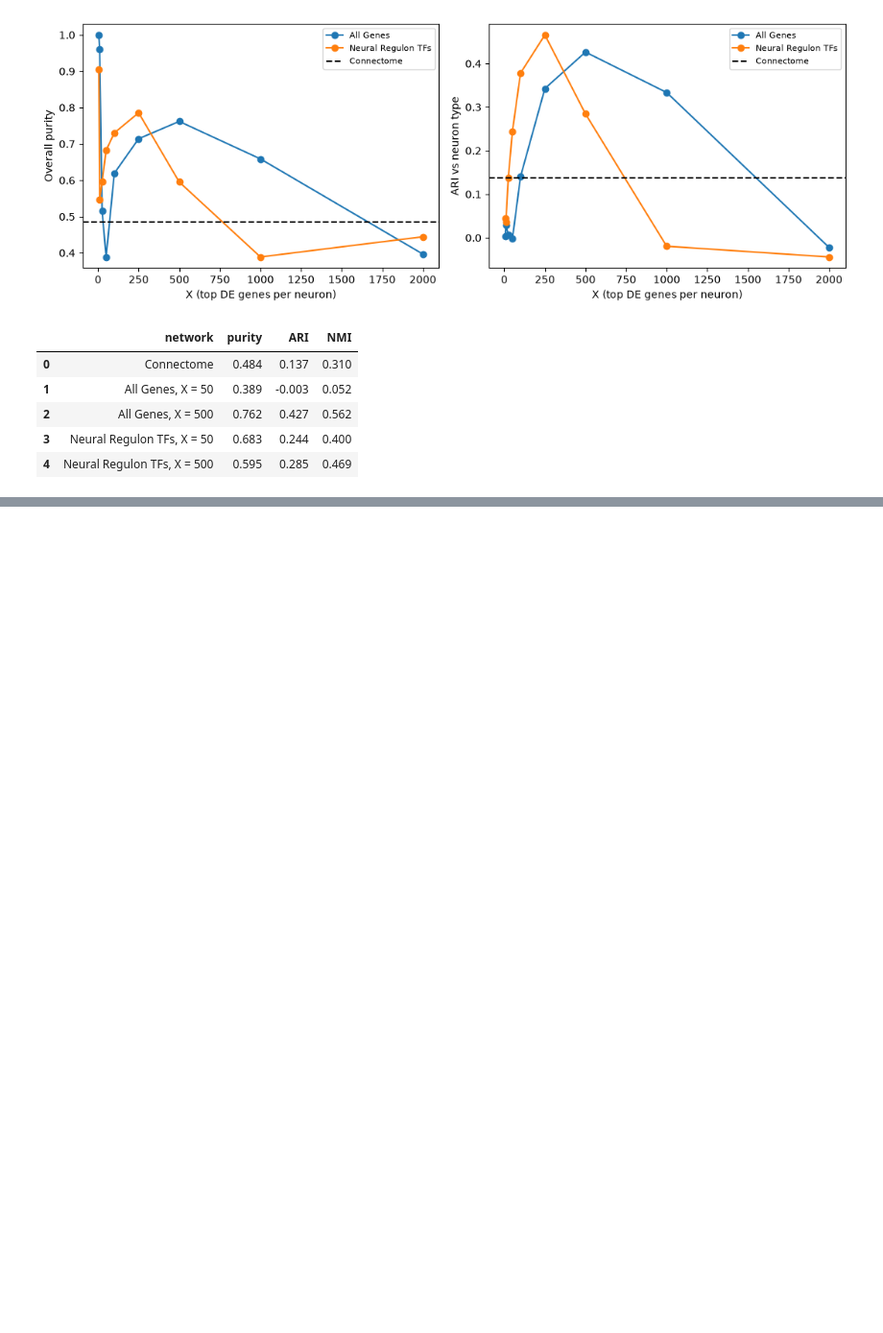
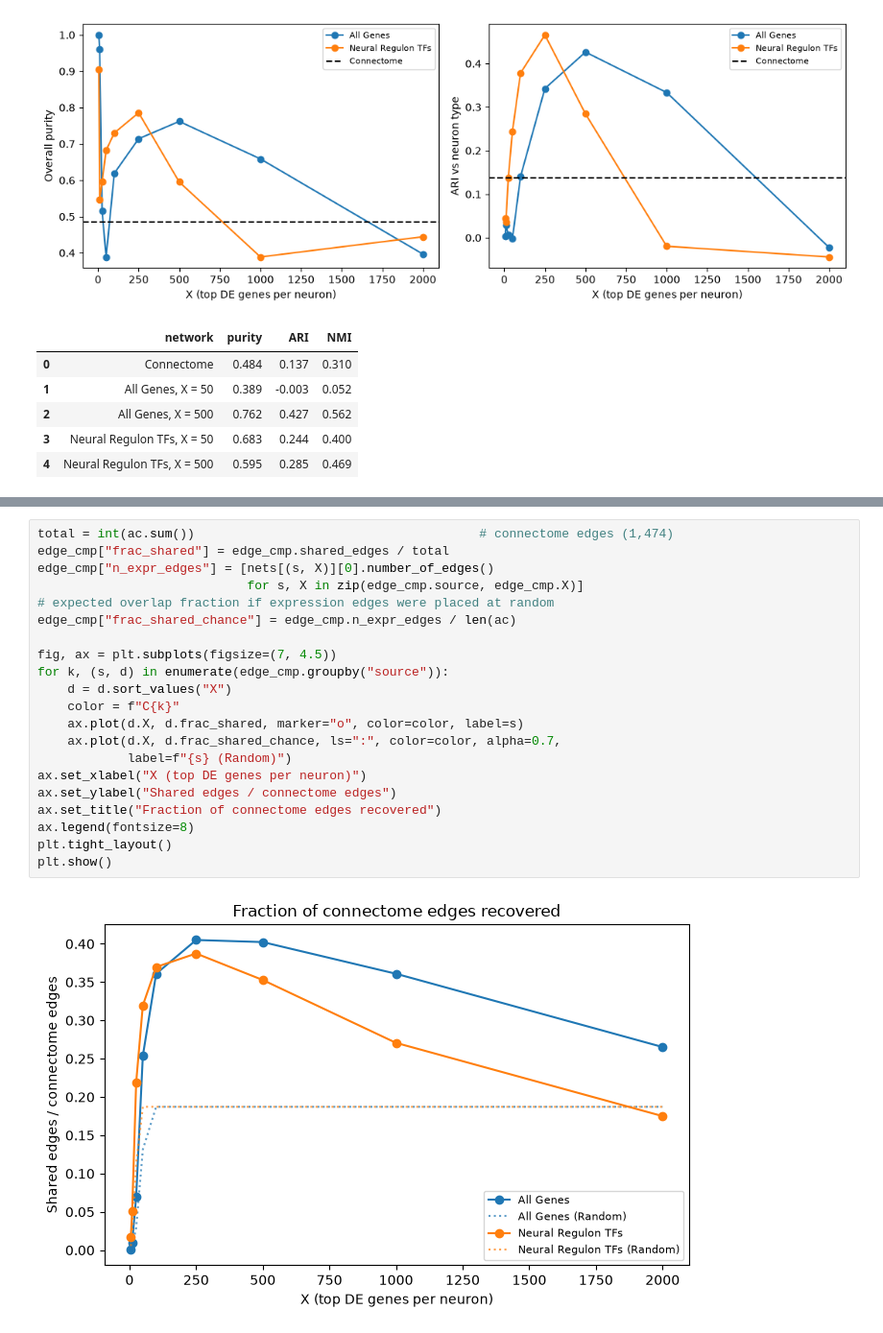
Before and after one commit to Sahvir-Bhaskaruni/Networks_Project, a Jupyter notebook: code/analysis_3.ipynb, the cells around one changed output, grey strips where cells are left out. Shown at 96% size. Drawn from its saved outputs; the diff is of its cells as text; blank space fills up the shorter version.

```diff
--- a/code/analysis_3.ipynb
+++ b/code/analysis_3.ipynb
@@ -546,0 +622,23 @@ forced = plot_forced_purity(conn, nets, sources, XS, X_show=[50, 500],
+# %%
+total = int(ac.sum())                                      # connectome edges (1,474)
+edge_cmp["frac_shared"] = edge_cmp.shared_edges / total
+edge_cmp["n_expr_edges"] = [nets[(s, X)][0].number_of_edges()
+                            for s, X in zip(edge_cmp.source, edge_cmp.X)]
+# expected overlap fraction if expression edges were placed at random
+edge_cmp["frac_shared_chance"] = edge_cmp.n_expr_edges / len(ac)
+
+fig, ax = plt.subplots(figsize=(7, 4.5))
+for k, (s, d) in enumerate(edge_cmp.groupby("source")):
+    d = d.sort_values("X")
+    color = f"C{k}"
+    ax.plot(d.X, d.frac_shared, marker="o", color=color, label=s)
+    ax.plot(d.X, d.frac_shared_chance, ls=":", color=color, alpha=0.7,
+            label=f"{s} (Random)")
+ax.set_xlabel("X (top DE genes per neuron)")
+ax.set_ylabel("Shared edges / connectome edges")
+ax.set_title("Fraction of connectome edges recovered")
+ax.legend(fontsize=8)
+plt.tight_layout()
+plt.show()
+# %% [output]
+[figure, added]
```
Also changed, not shown: parts of 3 cells of this notebook.
